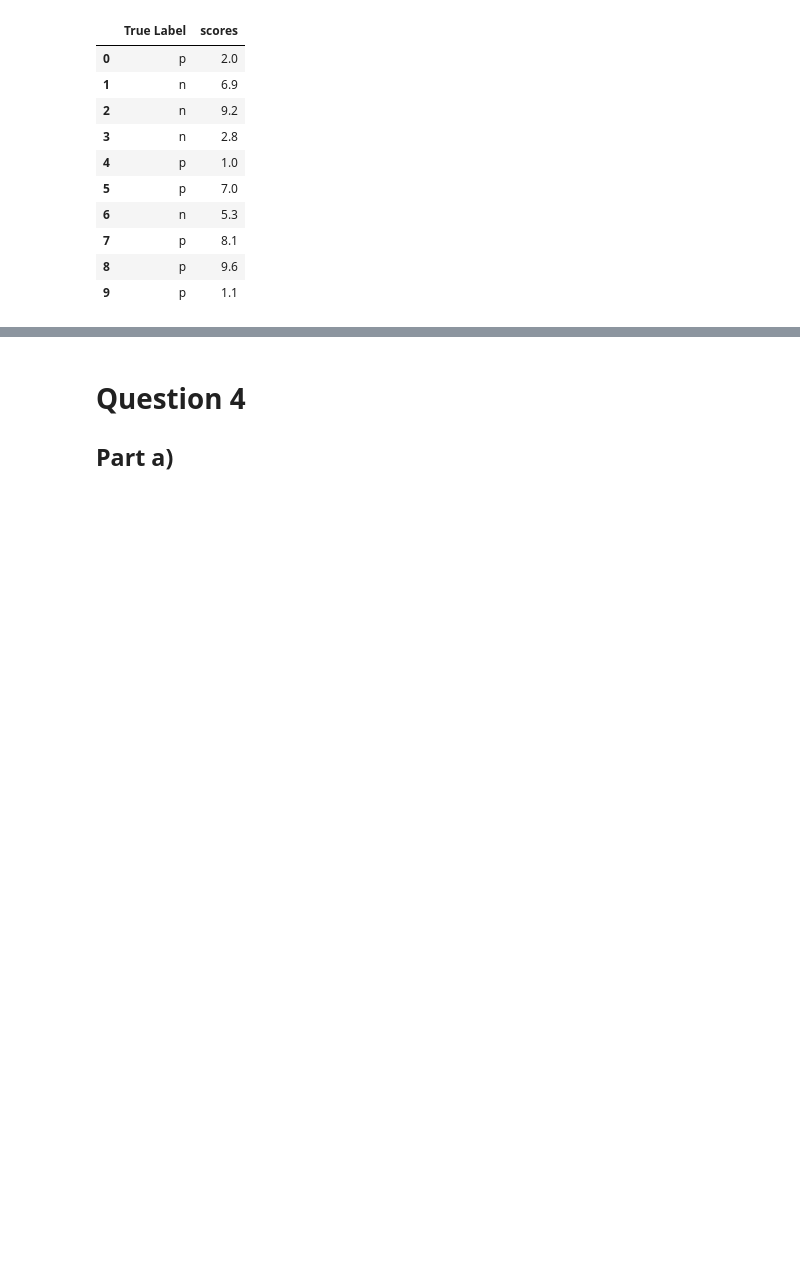
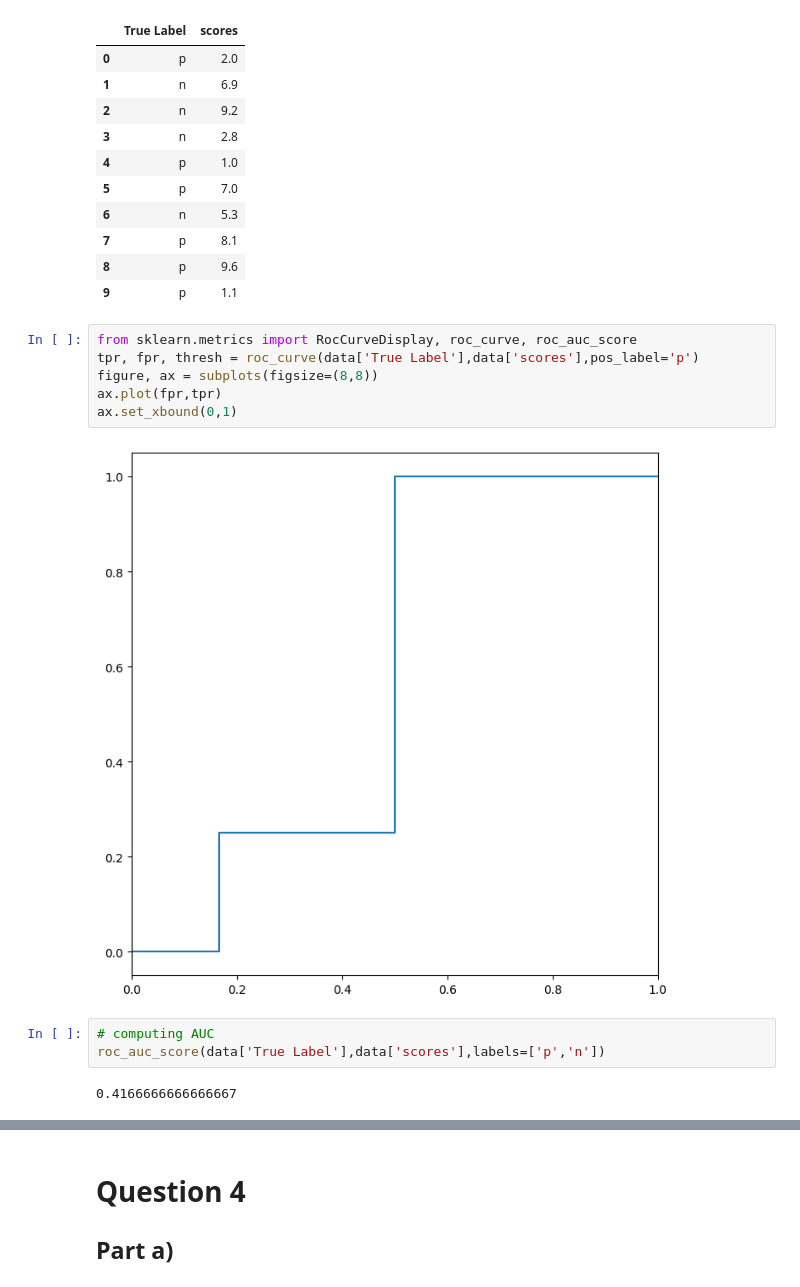
Before and after one commit to alexanderneva/s541a2, a Jupyter notebook: Untitled.ipynb, the cells around one changed output, grey strips where cells are left out. Cells and saved outputs as stored; diff of their text form; blank space fills up the shorter version.

```diff
--- a/Untitled.ipynb
+++ b/Untitled.ipynb
@@ -214,5 +214,18 @@ data
 | 7 | p | 8.1 |
 | 8 | p | 9.6 |
 | 9 | p | 1.1 |
+# %%
+from sklearn.metrics import RocCurveDisplay, roc_curve, roc_auc_score
+tpr, fpr, thresh = roc_curve(data['True Label'],data['scores'],pos_label='p')
+figure, ax = subplots(figsize=(8,8))
+ax.plot(fpr,tpr)
+ax.set_xbound(0,1)
+# %% [output]
+[figure, added]
+# %%
+# computing AUC
+roc_auc_score(data['True Label'],data['scores'],labels=['p','n'])
+# %% [output]
+0.4166666666666667
 # %%
 # plotting the roc_curve with sklearn
```
Also changed, not shown: parts of 11 cells of this notebook.
